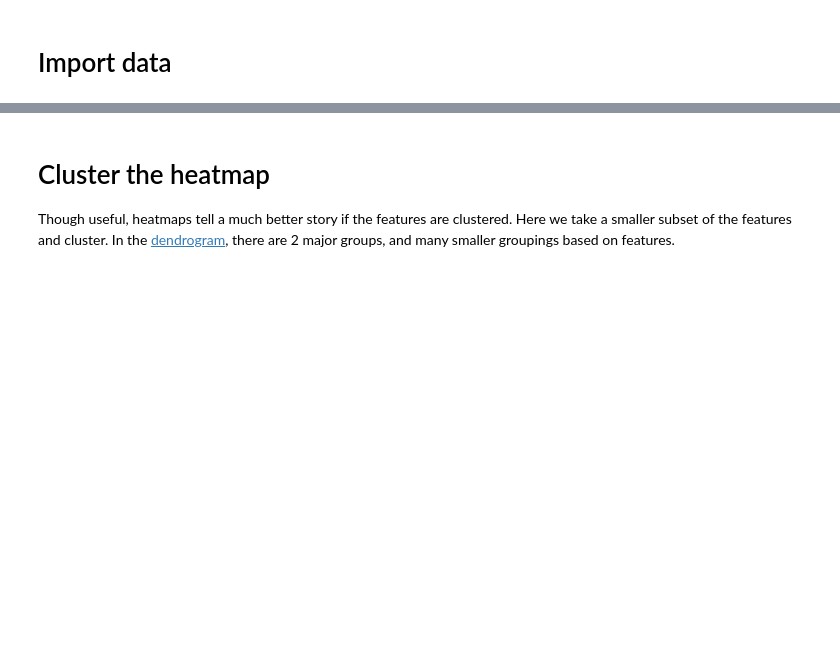
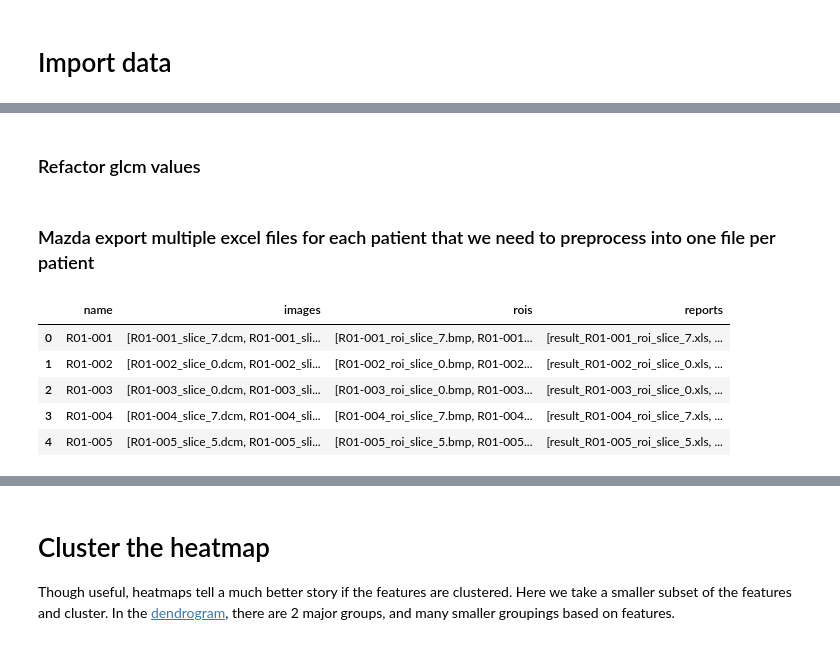
Before and after one commit to manos-mark/radiomics-features-extraction, a Jupyter notebook: MaZda/notebooks/feature visualization.ipynb, the cells around one changed output, grey strips where cells are left out. Saved outputs shown, nothing was run; the diff lists cells and outputs as text; code cells hidden in the pictures; blank space fills up the shorter version.

```diff
--- a/MaZda/notebooks/feature visualization.ipynb
+++ b/MaZda/notebooks/feature visualization.ipynb
@@ -61,0 +11,2 @@ dataset
+# %%
+path = '/home/manos/git/radiomics-features-extraction/'
@@ -229,0 +98,2 @@ NameError: name 'selected_dataset' is not defined
+# %% [markdown]
+### Refactor glcm values
@@ -229,0 +154,12 @@ NameError: name 'selected_dataset' is not defined
+# %% [markdown]
+### Mazda export multiple excel files for each patient that we need to preprocess into one file per patient
+# %%
+mazda_output_info = pd.read_json(os.path.join(path, 'MaZda', 'data', 'files.json'))
+mazda_output_info.head()
+# %% [output]
+|  | name | images | rois | reports |
+| 0 | R01-001 | [R01-001_slice_7.dcm, R01-001_sli... | [R01-001_roi_slice_7.bmp, R01-001... | [result_R01-001_roi_slice_7.xls, ... |
+| 1 | R01-002 | [R01-002_slice_0.dcm, R01-002_sli... | [R01-002_roi_slice_0.bmp, R01-002... | [result_R01-002_roi_slice_0.xls, ... |
+| 2 | R01-003 | [R01-003_slice_0.dcm, R01-003_sli... | [R01-003_roi_slice_0.bmp, R01-003... | [result_R01-003_roi_slice_0.xls, ... |
+| 3 | R01-004 | [R01-004_slice_7.dcm, R01-004_sli... | [R01-004_roi_slice_7.bmp, R01-004... | [result_R01-004_roi_slice_7.xls, ... |
+| 4 | R01-005 | [R01-005_slice_5.dcm, R01-005_sli... | [R01-005_roi_slice_5.bmp, R01-005... | [result_R01-005_roi_slice_5.xls, ... |
```
Also changed, not shown: parts of 25 cells of this notebook, 10 other files.
